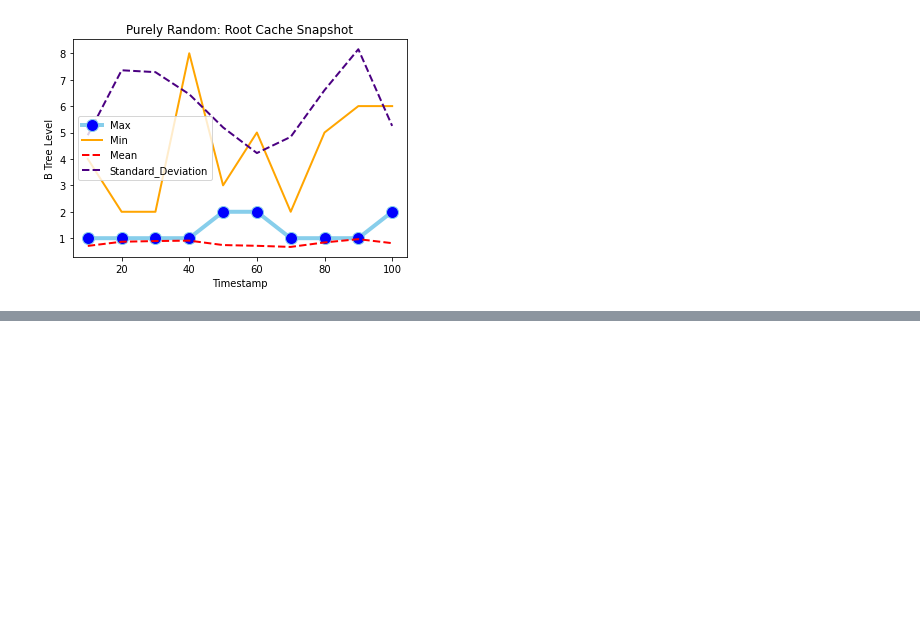
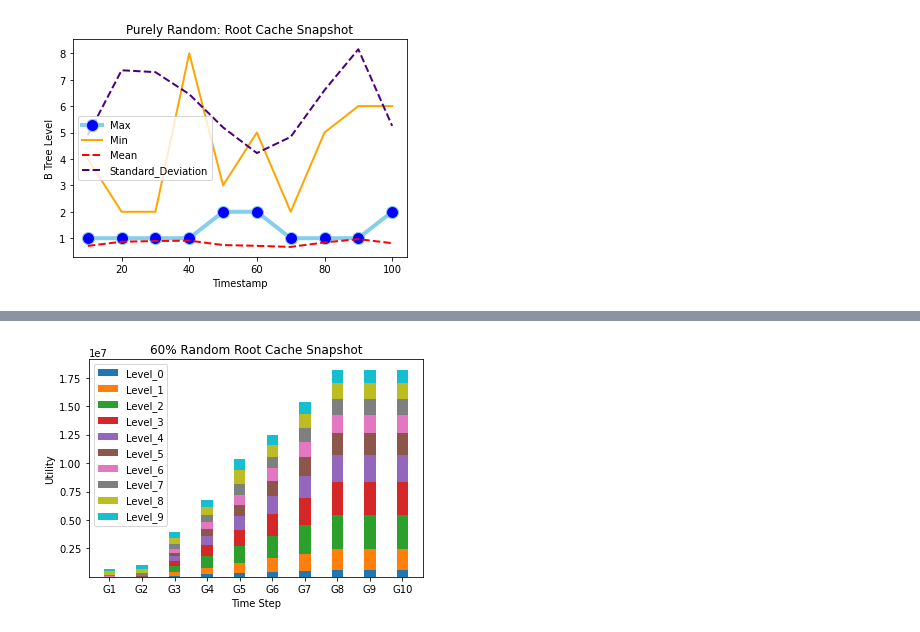
Before and after one commit to sfu-arch/Root-Cache--Software-Performance-Model, a Jupyter notebook: RootCache-PerformancePlots.ipynb, the cells around one changed output, grey strips where cells are left out. Cells and saved outputs as stored; diff of their text form; code cells hidden in the pictures; blank space fills up the shorter version.

```diff
--- a/RootCache-PerformancePlots.ipynb
+++ b/RootCache-PerformancePlots.ipynb
@@ -349,0 +350,48 @@ plt.show()
+# %%
+import matplotlib.pyplot as plt
+import numpy as np
+
+labels = ['G1', 'G2', 'G3', 'G4', 'G5', 'G6', 'G7', 'G8', 'G9', 'G10']
+Level_0 = np.array([64, 152,105777, 211726, 317493, 423911, 529820, 635746, 635809, 635917])
+Level_1 = np.array([112, 248,301172, 602142, 903457, 1204001, 1504520, 1805729, 1805729, 1805729])
+Level_2 = np.array([352, 583,498939, 996317, 1493700, 1991301, 2488693, 2986326, 2986326, 2986326])
+Level_3 = np.array([1350, 2075,480755, 957948, 1435933, 1912849,2390961, 2868442, 2868442, 2868442])
+Level_4 = np.array([4620, 7035,404603, 801091, 1201358, 1594595,1991652, 2388779, 2388779, 2388779])
+Level_5 = np.array([14960, 22780,343026, 662993, 997097, 1302716,1622841, 1943321, 1943321, 1943321])
+Level_6 = np.array([45760, 69680,325818, 582287, 883380, 1095343,1351760, 1608635, 1608635, 1608635])
+Level_7 = np.array([126720, 192960,398059, 603145, 931912, 1013425,1218886, 1424653, 1424653, 1424653])
+Level_8 = np.array([281600, 428800,592869, 756874, 1195574, 1085478,1249976, 1414383, 1414383, 1414383])
+Level_9 = np.array([225280, 343040,474255, 605665, 956306, 868695,1000564, 1132092, 1132092, 1132092])
+
+width = 0.35       # the width of the bars: can also be len(x) sequence
+
+fig, ax = plt.subplots()
+
+ax.bar(labels, Level_0, width, label='Level_0')
+ax.bar(labels, Level_1, width,
+       label='Level_1', bottom=Level_0)
+ax.bar(labels, Level_2, width,
+       label='Level_2', bottom=Level_1 + Level_0)
+ax.bar(labels, Level_3, width,
+       label='Level_3', bottom=Level_1 + Level_0 + Level_2)
+ax.bar(labels, Level_4, width,
+       label='Level_4', bottom=Level_1 + Level_0 + Level_2 + Level_3)
+ax.bar(labels, Level_5, width,
+       label='Level_5', bottom=Level_1 + Level_0 + Level_2 + Level_3 + Level_4)
+ax.bar(labels, Level_6, width,
+       label='Level_6', bottom=Level_1 + Level_0 + Level_2 + Level_3 + Level_4 + Level_5)
+ax.bar(labels, Level_7, width,
+       label='Level_7', bottom=Level_1 + Level_0 + Level_2 + Level_3 + Level_4 + Level_5 + Level_6)
+ax.bar(labels, Level_8, width,
+       label='Level_8', bottom=Level_1 + Level_0 + Level_2 + Level_3 + Level_4 + Level_5 + Level_6 + Level_7)
+ax.bar(labels, Level_9, width,
+       label='Level_9', bottom=Level_1 + Level_0 + Level_2 + Level_3 + Level_4 + Level_5 + Level_6 + Level_7 + Level_8)
+
+ax.set_ylabel('Utility')
+ax.set_xlabel('Time Step')
+ax.set_title('60% Random Root Cache Snapshot')
+ax.legend()
+
+plt.show()
+# %% [output]
+[figure, added]
```
Also changed, not shown: parts of 4 cells of this notebook, 7 other files.
